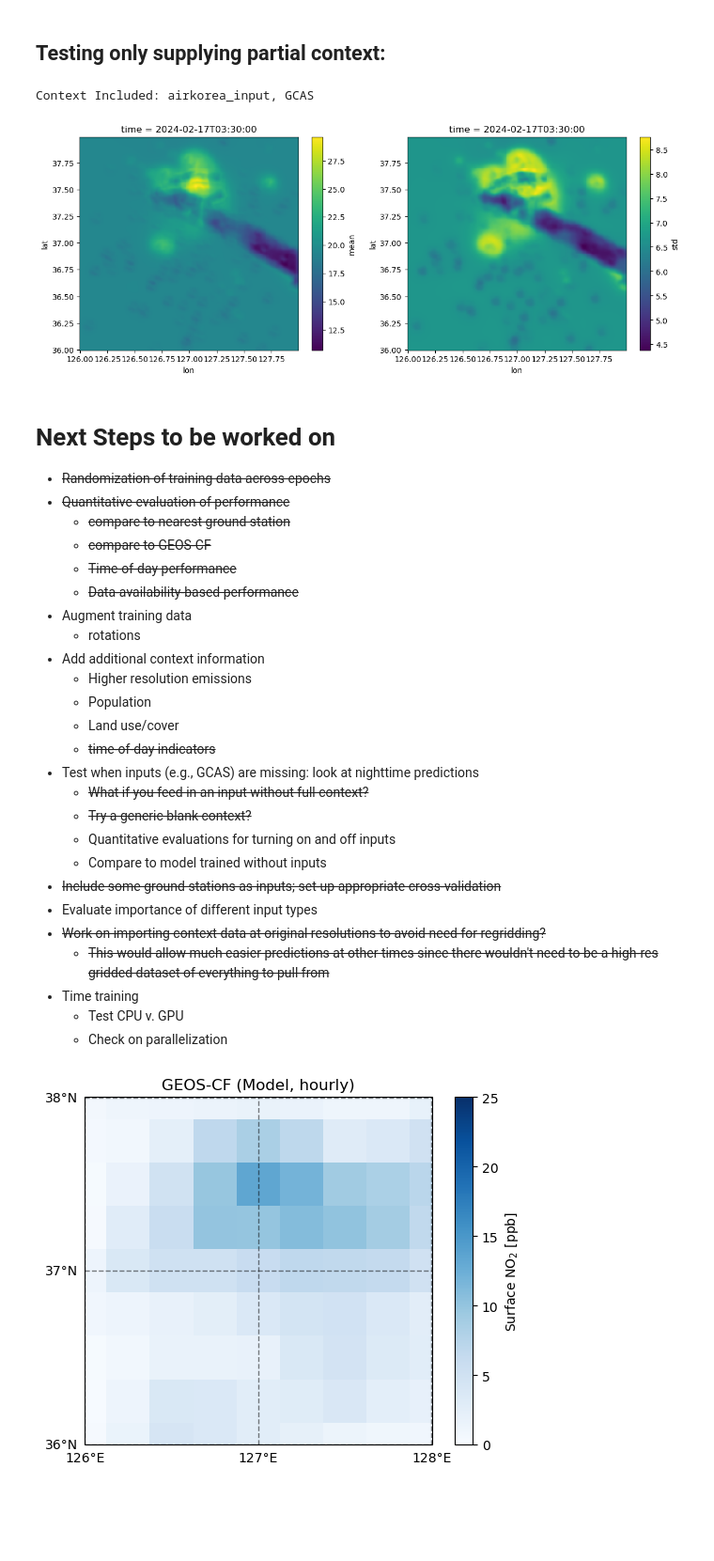
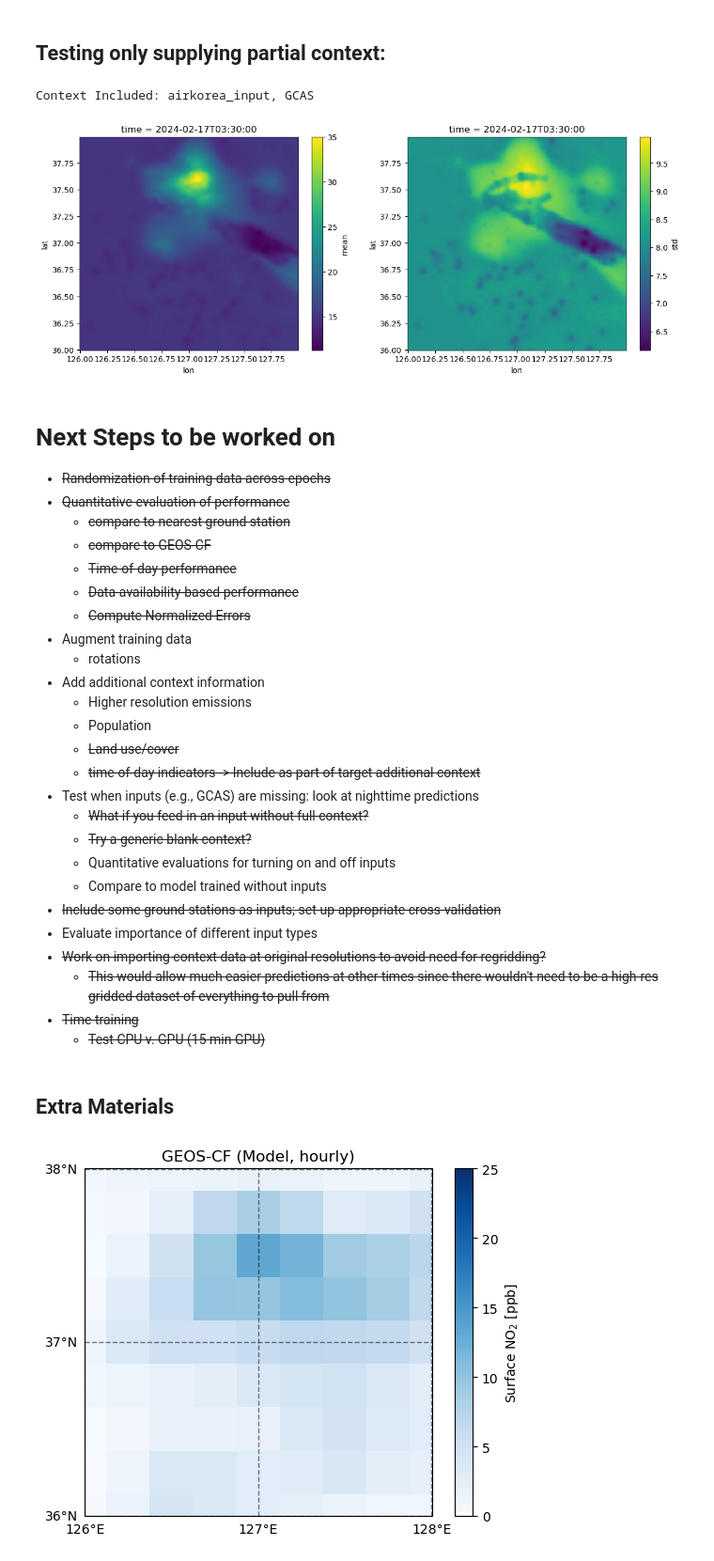
Before and after one commit to GEOS-ESM/ChemML, a Jupyter notebook: deepsensor_demo/Deepsensor_trial_Aug2025.ipynb, the cells around one changed output. Shown at 94% size. Drawn from its saved outputs; the diff is of its cells as text; code cells hidden in the pictures; blank space fills up the shorter version.

```diff
--- a/deepsensor_demo/Deepsensor_trial_Aug2025.ipynb
+++ b/deepsensor_demo/Deepsensor_trial_Aug2025.ipynb
@@ -348,29 +418,30 @@ data_processor = DataProcessor(x1_name="lat", x2_name="lon")
 
 # Condition the processor on the training data:
 _ = data_processor(d_training['airkorea'], method='positive_semidefinite')
-_ = data_processor(d_training['GEOSCF'], method='mean_std')
-_ = data_processor(d_training['TROPOMI'], method='positive_semidefinite')
-_ = data_processor(d_training['GEMS'], method='positive_semidefinite')
-_ = data_processor(d_training['GCAS'], method='positive_semidefinite')
+if Use_GEOSCF:
+    _ = data_processor(d_training['GEOSCF'], method='mean_std')
+if Use_TROPOMI:
+    _ = data_processor(d_training['TROPOMI'], method='positive_semidefinite')
+if Use_GEMS:
+    _ = data_processor(d_training['GEMS'], method='positive_semidefinite')
+if Use_GCAS:
+    _ = data_processor(d_training['GCAS'], method='positive_semidefinite')
+_ = data_processor(a_data_AUX_aligned,method='min_max')
+
 print(data_processor)
 
 # Process Training and Testing Data:
 d_training_processed = {}
 d_testing_processed = {}
-if Consider_ground_monitors_as_input:
-    v_datatypes = ['airkorea','airkorea_input','GEOSCF','TROPOMI','GEMS','GCAS']
-else:
-    v_datatypes = ['airkorea','GEOSCF','TROPOMI','GEMS','GCAS']
 for s_datatype in v_datatypes:
     try:
         d_training_processed[s_datatype] = data_processor(d_training[s_datatype])
     except:
         pass
     d_testing_processed[s_datatype] = data_processor(d_testing[s_datatype])
+a_data_AUX_processed = data_processor(a_data_AUX_aligned,method='min_max')
 
 data_processor.save(processor_dir)
-
-# !!! TO DO: Create additional training data via rotations...
 # %% [output]
 DataProcessor with normalisation params:
 {'GCAS_model_no2_vertical_column_below_aircraft': {'method': 'positive_semidefinite',
@@ -562,17 +642,14 @@ testing_task_loader.load_dask()
 def gen_training_tasks(dates, progress=True):
     tasks = []
     for date in dates:
-        if Consider_ground_monitors_as_input:
-            task = training_task_loader(date, context_sampling=["split","all","all", "all", "all"], target_sampling="split", split_frac=Fraction_of_ground_monitors_to_train_on)
-        else:
-            task = training_task_loader(date, context_sampling=["all","all", "all", "all"], target_sampling="all")
+        task = training_task_loader(date, context_sampling=l_train_context_sampling, target_sampling=Training_Target_Sampling, split_frac=Fraction_of_ground_monitors_to_train_on)
         tasks.append(task)
     return tasks
 
 def gen_testing_tasks(dates, progress=True):
     tasks = []
     for date in dates:
-        task = testing_task_loader(date, context_sampling="all", target_sampling="all")
+        task = testing_task_loader(date, context_sampling=l_test_context_sampling, target_sampling="all")
         tasks.append(task)
     return tasks
 
@@ -610,6 +687,7 @@ Our training strategy will be to pass a subset of the training tasks (in this ca
 if b_Retrain_Model:
     losses = []
     val_rmses = []
+    train_times = []
     n_max_epoch = 50
 
     val_rmse_best = np.inf
@@ -620,6 +698,7 @@ if b_Retrain_Model:
         batch_losses = trainer(train_tasks[epoch%7:len(train_tasks):7]) # Use a subset (1/7) of the total training tasks in each epoch
         losses.append(np.mean(batch_losses))
         val_rmses.append(compute_model_rmse(model, val_tasks=train_tasks)) # evalaute model against full training dataset
+        train_times.append((time.time()-timer_start)/60)
         if val_rmses[-1] < val_rmse_best:
             val_rmse_best = val_rmses[-1]
             # Fix a bug: JSON is not able to encode numpy float32:
@@ -628,7 +707,7 @@ if b_Retrain_Model:
         print(f'Training epoch {epoch+1} of {n_max_epoch}; loss {val_rmse_best}; elapsed time {(time.time()-timer_start)/60} min')
 
     # save to CSV
-    f_training_log = pd.DataFrame({'Epoch':np.arange(0,n_max_epoch),'Training Loss':losses,'Validation RMSE':val_rmses})
+    f_training_log = pd.DataFrame({'Epoch':np.arange(0,n_max_epoch),'Training Loss':losses,'Validation RMSE':val_rmses,'Training Time (minutes)':train_times})
     f_training_log.to_csv(os.path.join(processor_dir,'training_log.csv'))
 
 else:
@@ -990,7 +1147,10 @@ d_default_context = {'airkorea_input':d_testing_processed['airkorea_input'],
                        'GCAS':d_testing_processed['GCAS'],
                        'GEMS':d_testing_processed['GEMS'],
                        'TROPOMI':d_testing_processed['TROPOMI'],
-                       'GEOSCF':xr.merge([d_testing_processed['GEOSCF'],xr.DataArray(pd.to_datetime(v_time_test).hour,dims=('time'),coords={'time':v_time_test},name='time_of_day')])}
+                       'GEOSCF':d_testing_processed['GEOSCF']
+                       #'GEOSCF':xr.merge([d_testing_processed['GEOSCF'],xr.DataArray(pd.to_datetime(v_time_test).hour,dims=('time'),coords={'time':v_time_test},name='time_of_day')])
+                    }
+
 l_context = []
 for s_context in d_default_context.keys():
     if d_context_to_include[s_context]:
@@ -1003,37 +1163,38 @@ for s_context in d_default_context.keys():
 
 testing_task_loader_missing_context = TaskLoader(
         context=l_context,
-        target=d_testing_processed['airkorea']
+        target=d_testing_processed['airkorea'],
+        aux_at_targets=a_data_AUX_processed
         )
 
 date = '2024-02-17T03:30:00' # Note: in testing set
 
 test_task = testing_task_loader_missing_context(date, context_sampling="all", target_sampling="all")
 
 # Define a complete set of coordinates for evaluation:
 X_t_all = xr.Dataset({'target':xr.DataArray(np.nan,dims=('lat','lon'),coords={'lat':np.arange(36,38,0.01),'lon':np.arange(126,128,0.01)})})
 
 # Predict outputs:
 pred = model.predict(test_task, X_t=X_t_all, resolution_factor=1)
 
 # visualize the prediction:
 # Plotting doesn't work properly since the shapefiles for the region can't be accessed on Discover.
 # o_fig_out = deepsensor.plot.prediction(pred, date, data_processor, task_loader, test_task, crs=ccrs.PlateCarree())
 # plt.show()
 
 l_context_included = [s_context for s_context in d_context_to_include.keys() if d_context_to_include[s_context]]
 if len(l_context_included) > 0:
     s_context_included = ', '.join(l_context_included)
 else:
     s_context_included= 'None'
 print(f'Context Included: {s_context_included}')
 o_fig_out, o_ax_out = plt.subplots(1,2,figsize=(14, 5))
 pred['NO2']['mean'].squeeze('time').plot(ax=o_ax_out[0])
 pred['NO2']['std'].squeeze('time').plot(ax=o_ax_out[1])
 plt.show()
 # %% [output]
 Context Included: airkorea_input, GCAS
-[figure, old version]
+[figure, new version]
 # %% [markdown]
 # Next Steps to be worked on
  - ~~Randomization of training data across epochs~~
@@ -1042,13 +1203,14 @@ Context Included: airkorea_input, GCAS
    - ~~compare to GEOS-CF~~
    - ~~Time-of-day performance~~
    - ~~Data-availability-based performance~~
+   - ~~Compute Normalized Errors~~
  - Augment training data
    - rotations
  - Add additional context information
    - Higher resolution emissions
    - Population
-   - Land use/cover
-   - ~~time-of-day indicators~~
+   - ~~Land use/cover~~
+   - ~~time-of-day indicators -> Include as part of target additional context~~
  - Test when inputs (e.g., GCAS) are missing: look at nighttime predictions
    - ~~What if you feed in an input without full context?~~
    - ~~Try a generic blank context?~~
@@ -1058,9 +1220,10 @@ Context Included: airkorea_input, GCAS
  - Evaluate importance of different input types
  - ~~Work on importing context data at original resolutions to avoid need for regridding?~~
    - ~~This would allow much easier predictions at other times since there wouldn't need to be a high-res gridded dataset of everything to pull from~~
- - Time training
-   - Test CPU v. GPU
-   - Check on parallelization
+ - ~~Time training~~
+   - ~~Test CPU v. GPU (15 min GPU)~~
+# %% [markdown]
+## Extra Materials
 # %%
 ## Plotting example figures
 
```
Also changed, not shown: parts of 26 cells of this notebook, 1 other file.
